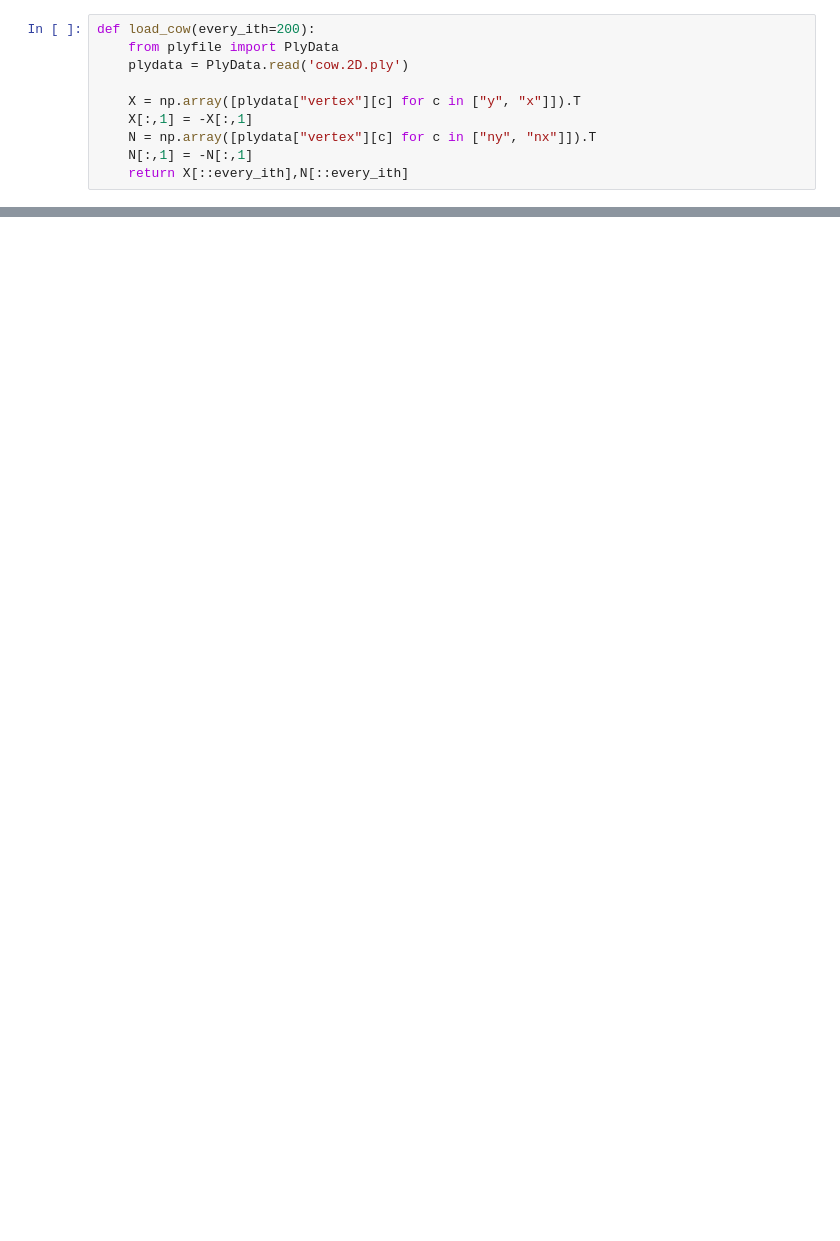
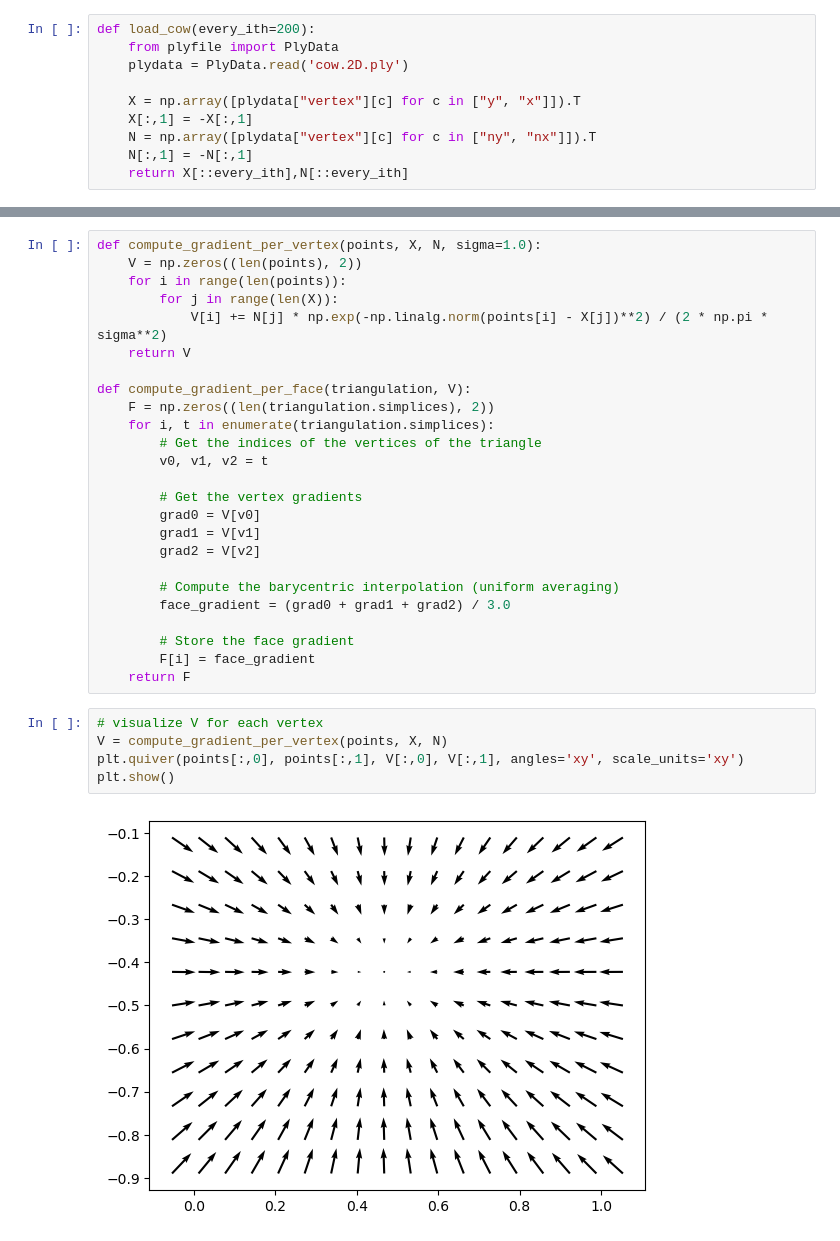
Before and after one commit to lfogarty98/psr_project, a Jupyter notebook: psr.ipynb, the cells around one changed output, grey strips where cells are left out. Saved outputs shown, nothing was run; the diff lists cells and outputs as text; blank space fills up the shorter version.

```diff
--- a/psr.ipynb
+++ b/psr.ipynb
@@ -19,0 +66,32 @@ plt.show()
+# %%
+def compute_gradient_per_vertex(points, X, N, sigma=1.0):
+    V = np.zeros((len(points), 2))
+    for i in range(len(points)):
+        for j in range(len(X)):
+            V[i] += N[j] * np.exp(-np.linalg.norm(points[i] - X[j])**2) / (2 * np.pi * sigma**2)
+    return V
+
+def compute_gradient_per_face(triangulation, V):
+    F = np.zeros((len(triangulation.simplices), 2))
+    for i, t in enumerate(triangulation.simplices):
+        # Get the indices of the vertices of the triangle
+        v0, v1, v2 = t
+
+        # Get the vertex gradients
+        grad0 = V[v0]
+        grad1 = V[v1]
+        grad2 = V[v2]
+
+        # Compute the barycentric interpolation (uniform averaging)
+        face_gradient = (grad0 + grad1 + grad2) / 3.0
+
+        # Store the face gradient
+        F[i] = face_gradient
+    return F
+# %%
+# visualize V for each vertex
+V = compute_gradient_per_vertex(points, X, N)
+plt.quiver(points[:,0], points[:,1], V[:,0], V[:,1], angles='xy', scale_units='xy')
+plt.show()
+# %% [output]
+[figure, added]
```
Also changed, not shown: parts of 13 cells of this notebook.
